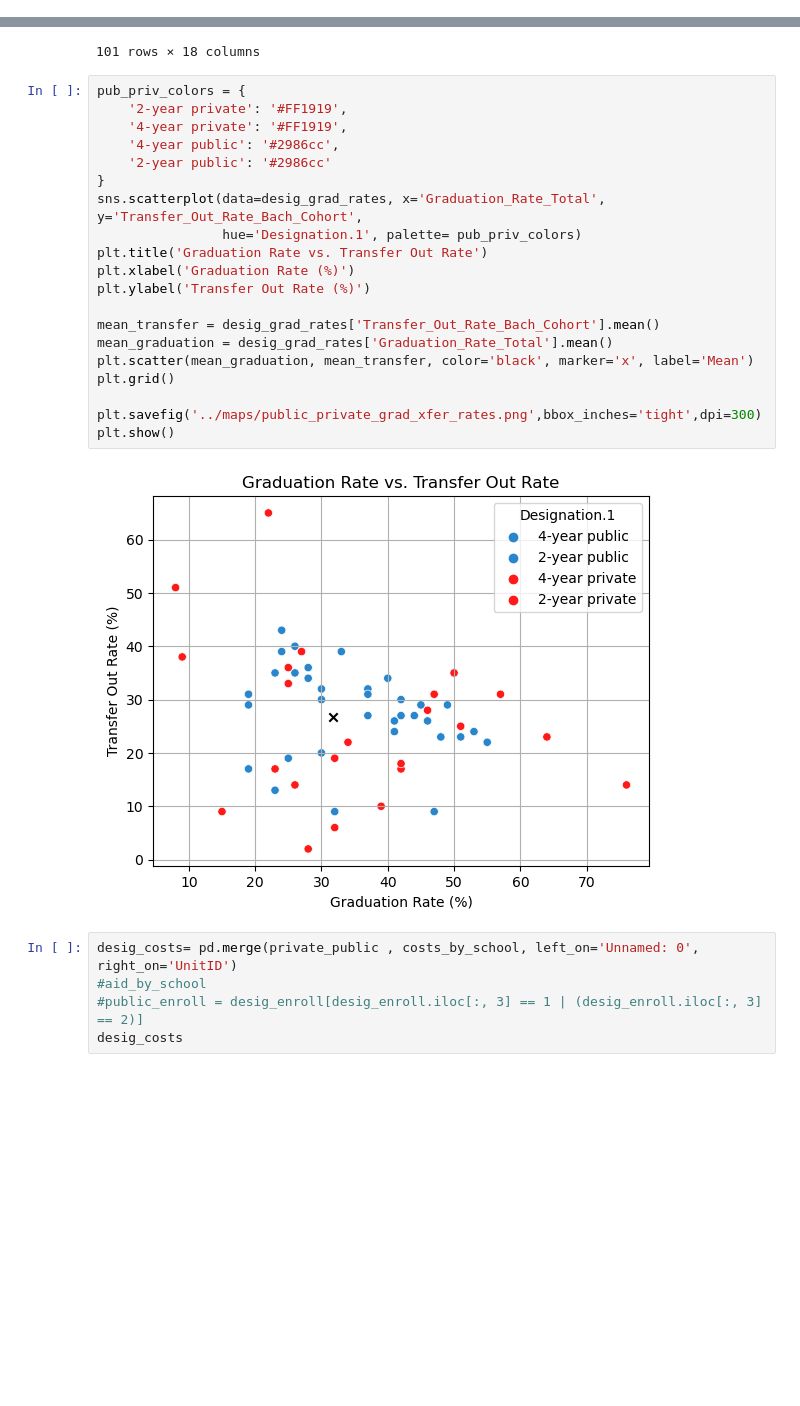
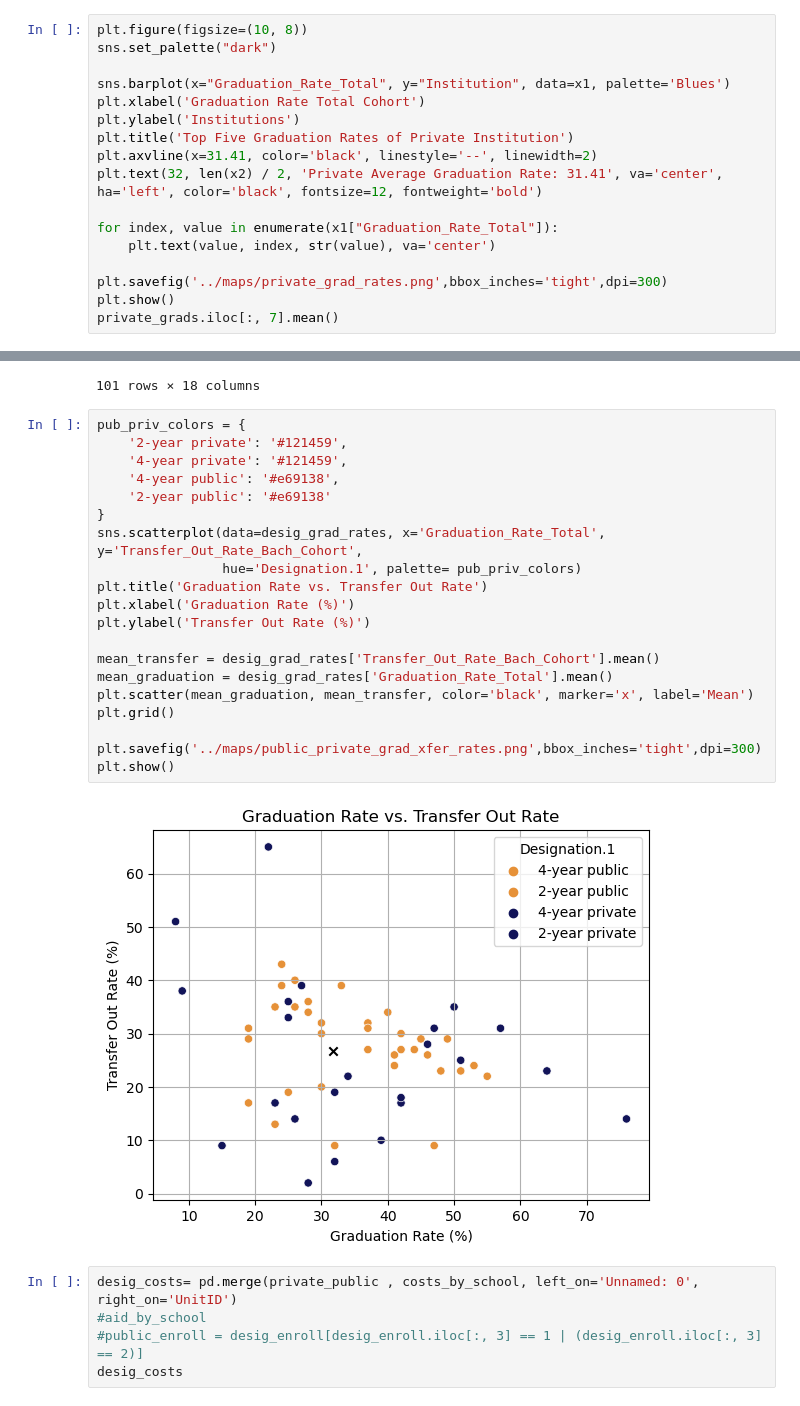
Before and after one commit to mhm516/HBCU_Analysis_Capstone, a Jupyter notebook: notebook/school_stats.ipynb, the cells around one changed output, grey strips where cells are left out. Cells and saved outputs as stored; diff of their text form; blank space fills up the shorter version.

```diff
--- a/notebook/school_stats.ipynb
+++ b/notebook/school_stats.ipynb
@@ -857,0 +841,17 @@ plt.show()
+# %%
+plt.figure(figsize=(10, 8))
+sns.set_palette("dark")
+
+sns.barplot(x="Graduation_Rate_Total", y="Institution", data=x1, palette='Blues')
+plt.xlabel('Graduation Rate Total Cohort')
+plt.ylabel('Institutions')
+plt.title('Top Five Graduation Rates of Private Institution')
+plt.axvline(x=31.41, color='black', linestyle='--', linewidth=2)
+plt.text(32, len(x2) / 2, 'Private Average Graduation Rate: 31.41', va='center', ha='left', color='black', fontsize=12, fontweight='bold')
+
+for index, value in enumerate(x1["Graduation_Rate_Total"]):
+    plt.text(value, index, str(value), va='center')
+
+plt.savefig('../maps/private_grad_rates.png',bbox_inches='tight',dpi=300)
+plt.show()
+private_grads.iloc[:, 7].mean()
@@ -908,26 +911,26 @@ desig_grad_rates
 101 rows × 18 columns
 # %%
 pub_priv_colors = {
-    '2-year private': '#FF1919',
-    '4-year private': '#FF1919',
-    '4-year public': '#2986cc',
-    '2-year public': '#2986cc'
+    '2-year private': '#121459',
+    '4-year private': '#121459',
+    '4-year public': '#e69138',
+    '2-year public': '#e69138'
 }
 sns.scatterplot(data=desig_grad_rates, x='Graduation_Rate_Total', y='Transfer_Out_Rate_Bach_Cohort',
                 hue='Designation.1', palette= pub_priv_colors)
 plt.title('Graduation Rate vs. Transfer Out Rate')
 plt.xlabel('Graduation Rate (%)')
 plt.ylabel('Transfer Out Rate (%)')
 
 mean_transfer = desig_grad_rates['Transfer_Out_Rate_Bach_Cohort'].mean()
 mean_graduation = desig_grad_rates['Graduation_Rate_Total'].mean()
 plt.scatter(mean_graduation, mean_transfer, color='black', marker='x', label='Mean')
 plt.grid()
 
 plt.savefig('../maps/public_private_grad_xfer_rates.png',bbox_inches='tight',dpi=300)
 plt.show()
 # %% [output]
-[figure, old version]
+[figure, new version]
 # %%
 desig_costs= pd.merge(private_public , costs_by_school, left_on='Unnamed: 0', right_on='UnitID')
 #aid_by_school
```
Also changed, not shown: parts of 14 cells of this notebook.
